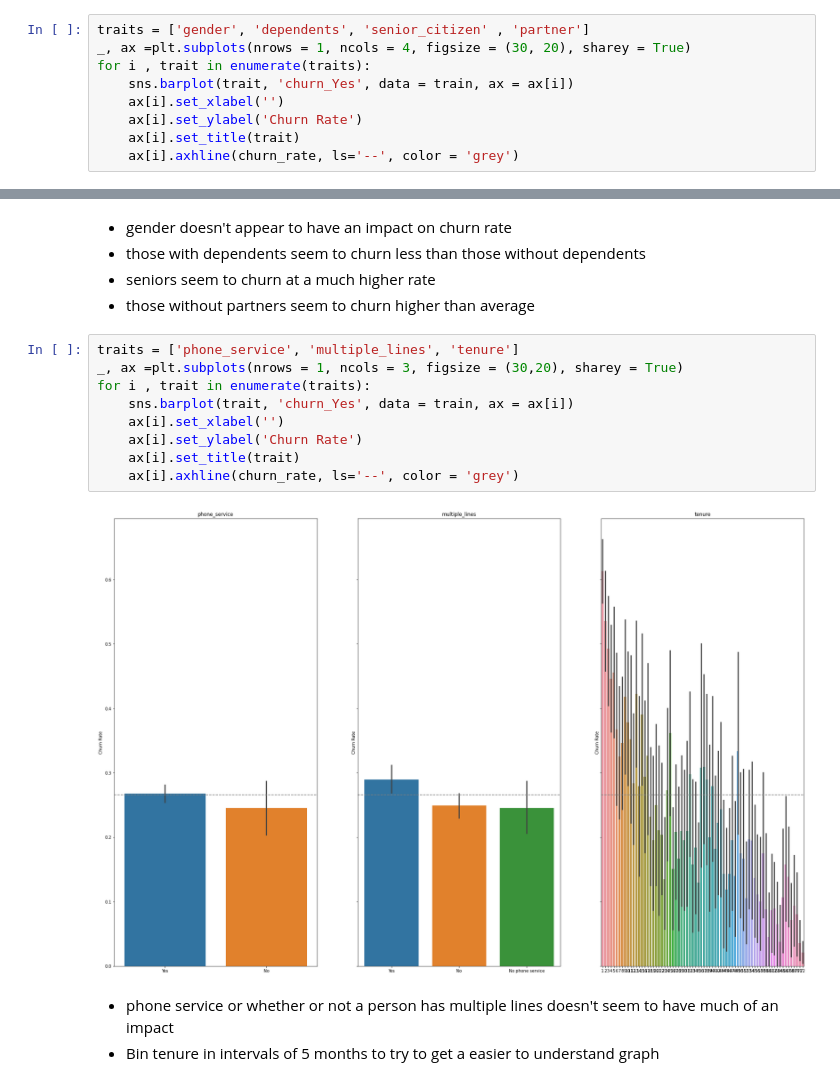
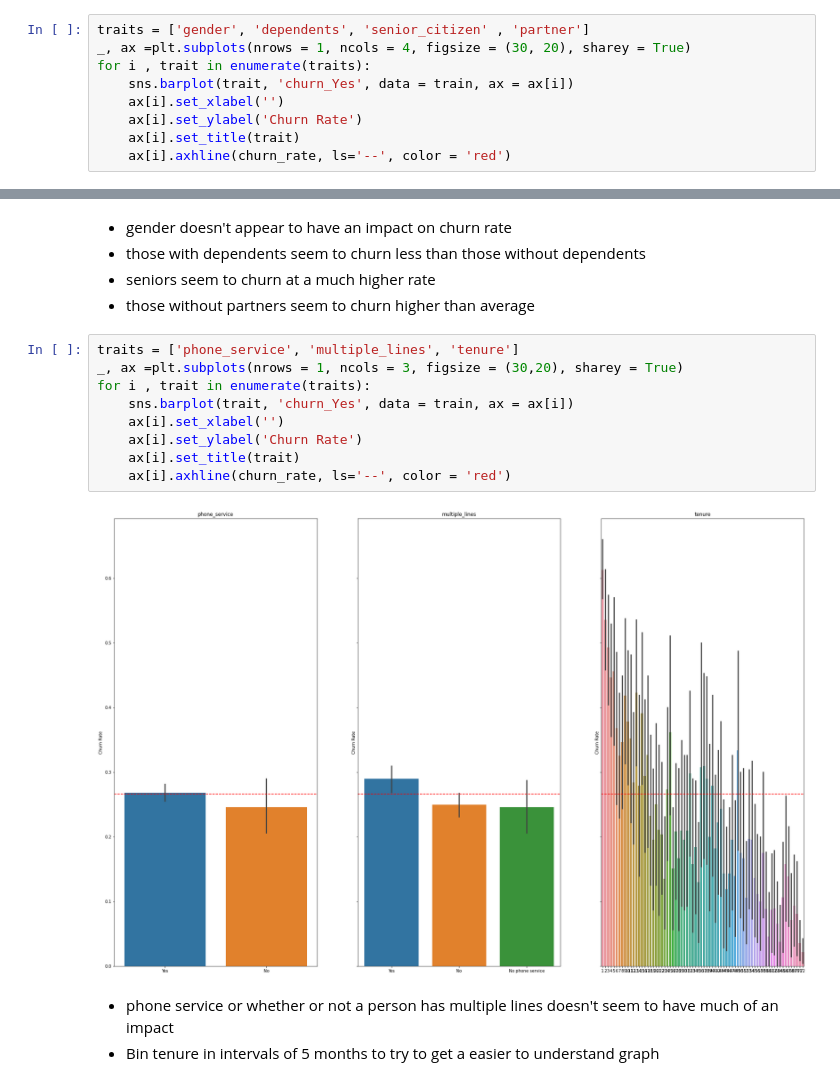
Before and after one commit to codyclonts/Telco_classification_project, a Jupyter notebook: telco_project.ipynb, the cells around one changed output, grey strips where cells are left out. Saved outputs shown, nothing was run; the diff lists cells and outputs as text.

```diff
--- a/telco_project.ipynb
+++ b/telco_project.ipynb
@@ -134,7 +104,7 @@ for i , trait in enumerate(traits):
     ax[i].set_xlabel('')
     ax[i].set_ylabel('Churn Rate')
     ax[i].set_title(trait)
-    ax[i].axhline(churn_rate, ls='--', color = 'grey')
+    ax[i].axhline(churn_rate, ls='--', color = 'red')
 # %% [output]
 [figure]
 # %% [markdown]
@@ -145,14 +115,14 @@ for i , trait in enumerate(traits):
 # %%
 traits = ['phone_service', 'multiple_lines', 'tenure']
 _, ax =plt.subplots(nrows = 1, ncols = 3, figsize = (30,20), sharey = True)
 for i , trait in enumerate(traits):
     sns.barplot(trait, 'churn_Yes', data = train, ax = ax[i])
     ax[i].set_xlabel('')
     ax[i].set_ylabel('Churn Rate')
     ax[i].set_title(trait)
-    ax[i].axhline(churn_rate, ls='--', color = 'grey')
+    ax[i].axhline(churn_rate, ls='--', color = 'red')
 # %% [output]
-[figure, old version]
+[figure, new version]
 # %% [markdown]
 - phone service or whether or not a person has multiple lines doesn't seem to have much of an impact
 - Bin tenure in intervals of 5 months to try to get a easier to understand graph
```
Also changed, not shown: parts of 72 cells of this notebook.
